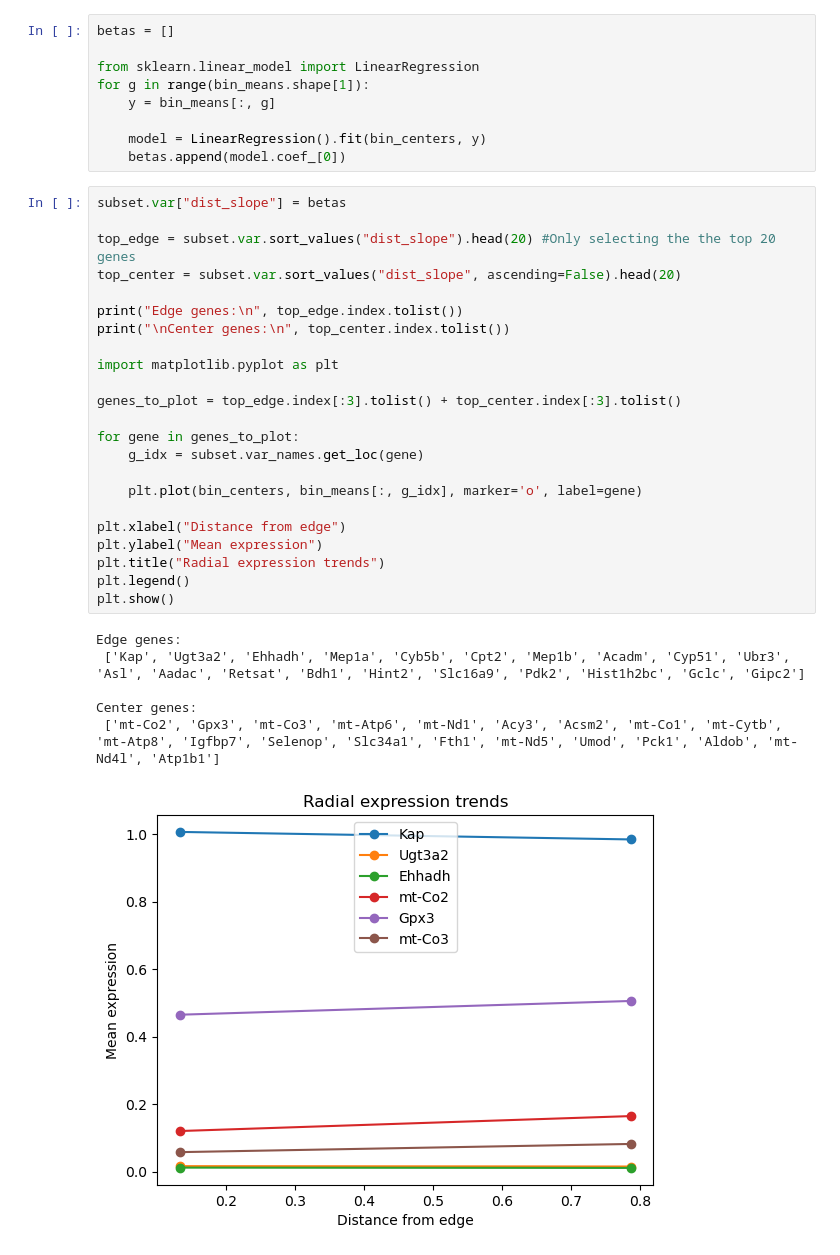
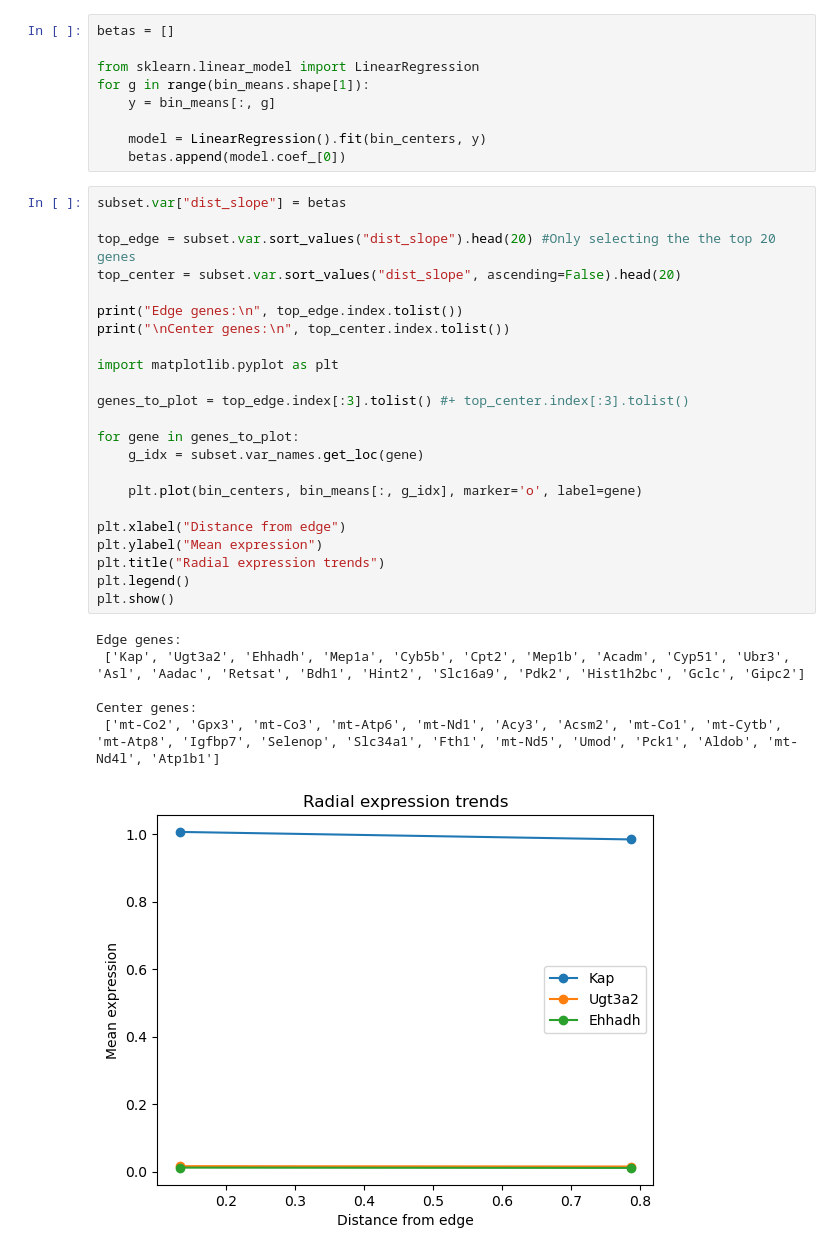
Before and after one commit to ssingh95jhu/Correlation_Kidney_Structure_Molecular_Presentation, a Jupyter notebook: HighThroughput_Linear_Regeression.ipynb, the cells around one changed output. Drawn from its saved outputs; the diff is of its cells as text.

```diff
--- a/HighThroughput_Linear_Regeression.ipynb
+++ b/HighThroughput_Linear_Regeression.ipynb
@@ -155,30 +155,30 @@ for g in range(bin_means.shape[1]):
 # %%
 subset.var["dist_slope"] = betas
 
 top_edge = subset.var.sort_values("dist_slope").head(20) #Only selecting the the top 20 genes
 top_center = subset.var.sort_values("dist_slope", ascending=False).head(20)
 
 print("Edge genes:\n", top_edge.index.tolist())
 print("\nCenter genes:\n", top_center.index.tolist())
 
 import matplotlib.pyplot as plt
 
-genes_to_plot = top_edge.index[:3].tolist() + top_center.index[:3].tolist()
+genes_to_plot = top_edge.index[:3].tolist() #+ top_center.index[:3].tolist()
 
 for gene in genes_to_plot:
     g_idx = subset.var_names.get_loc(gene)
 
     plt.plot(bin_centers, bin_means[:, g_idx], marker='o', label=gene)
 
 plt.xlabel("Distance from edge")
 plt.ylabel("Mean expression")
 plt.title("Radial expression trends")
 plt.legend()
 plt.show()
 # %% [output]
 Edge genes:
  ['Kap', 'Ugt3a2', 'Ehhadh', 'Mep1a', 'Cyb5b', 'Cpt2', 'Mep1b', 'Acadm', 'Cyp51', 'Ubr3', 'Asl', 'Aadac', 'Retsat', 'Bdh1', 'Hint2', 'Slc16a9', 'Pdk2', 'Hist1h2bc', 'Gclc', 'Gipc2']
 
 Center genes:
  ['mt-Co2', 'Gpx3', 'mt-Co3', 'mt-Atp6', 'mt-Nd1', 'Acy3', 'Acsm2', 'mt-Co1', 'mt-Cytb', 'mt-Atp8', 'Igfbp7', 'Selenop', 'Slc34a1', 'Fth1', 'mt-Nd5', 'Umod', 'Pck1', 'Aldob', 'mt-Nd4l', 'Atp1b1']
-[figure, old version]
+[figure, new version]
```
Also changed, not shown: 2 other files.
